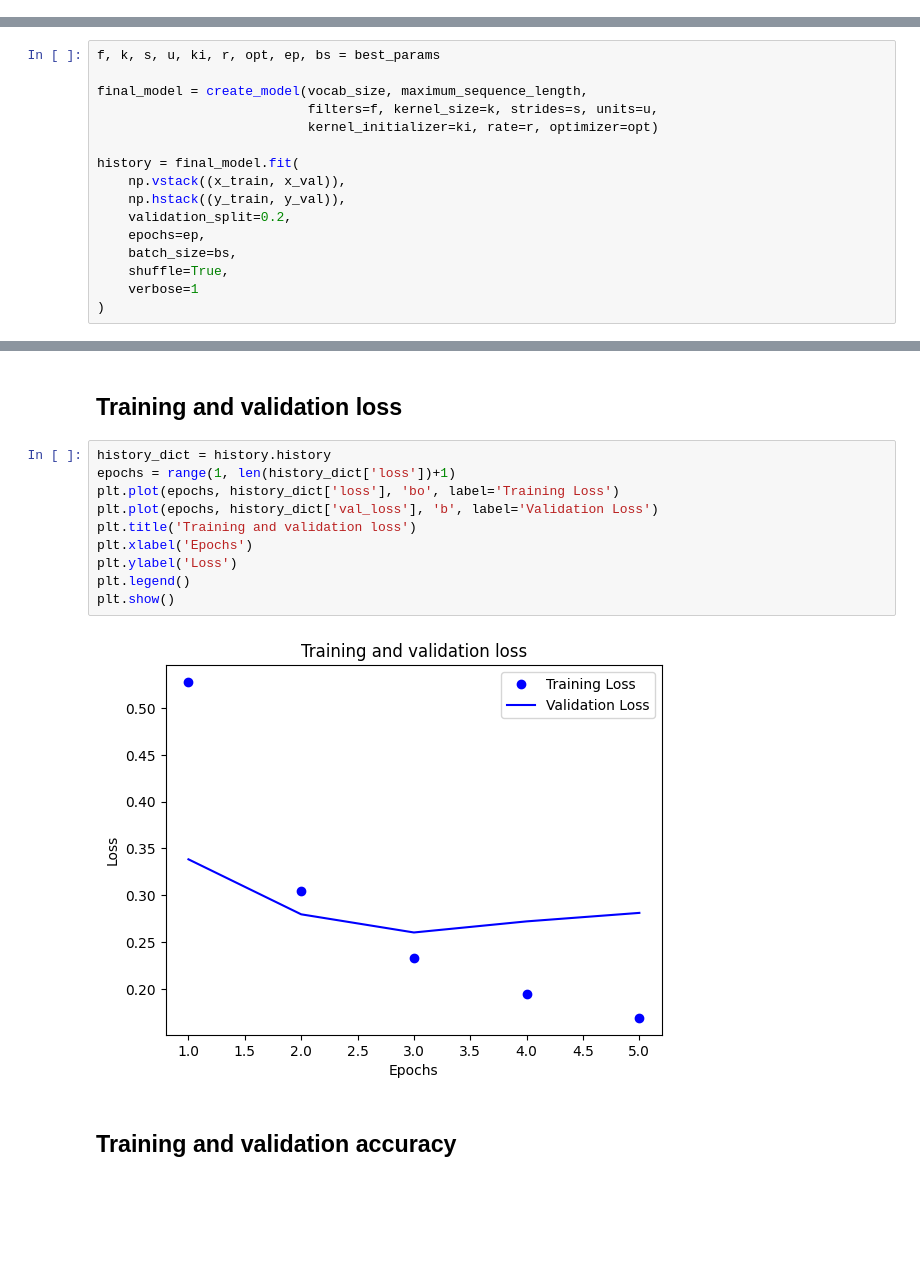
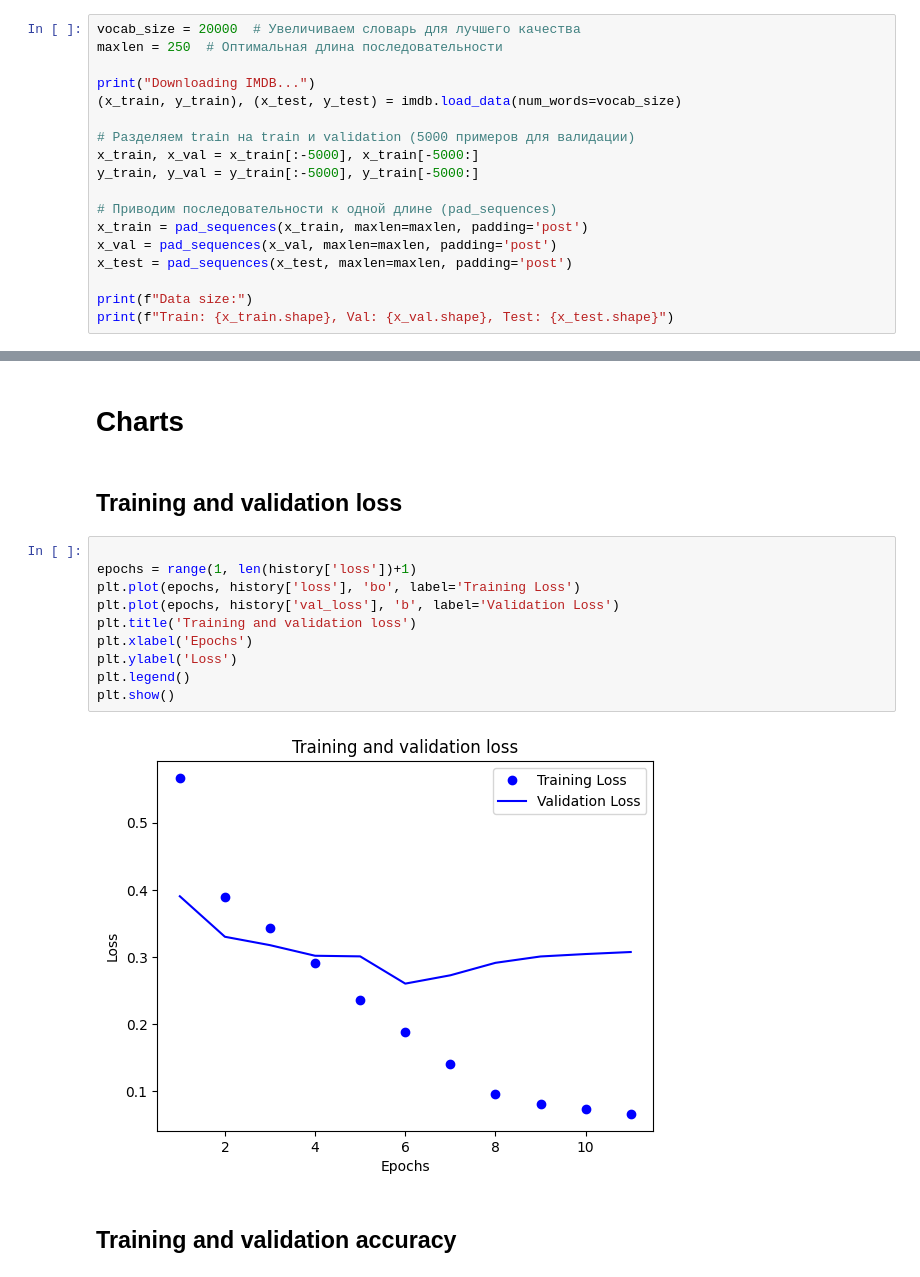
Before and after one commit to himynameisartem/IMDb_santiment_classification, a Jupyter notebook: Untitled.ipynb, the cells around one changed output, grey strips where cells are left out. Saved outputs shown, nothing was run; the diff lists cells and outputs as text; blank space fills up the shorter version.

Commit message:
New model with two factor learning
val_acc - 90+
test_acc - 89+

```diff
--- a/Untitled.ipynb
+++ b/Untitled.ipynb
@@ -14,0 +19,18 @@ import matplotlib.pyplot as plt
+# %%
+vocab_size = 20000  # Увеличиваем словарь для лучшего качества
+maxlen = 250  # Оптимальная длина последовательности
+
+print("Downloading IMDB...")
+(x_train, y_train), (x_test, y_test) = imdb.load_data(num_words=vocab_size)
+
+# Разделяем train на train и validation (5000 примеров для валидации)
+x_train, x_val = x_train[:-5000], x_train[-5000:]
+y_train, y_val = y_train[:-5000], y_train[-5000:]
+
+# Приводим последовательности к одной длине (pad_sequences)
+x_train = pad_sequences(x_train, maxlen=maxlen, padding='post')
+x_val = pad_sequences(x_val, maxlen=maxlen, padding='post')
+x_test = pad_sequences(x_test, maxlen=maxlen, padding='post')
+
+print(f"Data size:")
+print(f"Train: {x_train.shape}, Val: {x_val.shape}, Test: {x_test.shape}")
@@ -112,16 +333,0 @@ Best parameters: (128, 5, 1, 128, 'glorot_uniform', 0.25, 'adam', 5, 64)
-# %%
-f, k, s, u, ki, r, opt, ep, bs = best_params
-
-final_model = create_model(vocab_size, maximum_sequence_length,
-                           filters=f, kernel_size=k, strides=s, units=u,
-                           kernel_initializer=ki, rate=r, optimizer=opt)
-
-history = final_model.fit(
-    np.vstack((x_train, x_val)),
-    np.hstack((y_train, y_val)),
-    validation_split=0.2,
-    epochs=ep,
-    batch_size=bs,
-    shuffle=True,
-    verbose=1
-)
@@ -133,17 +334,19 @@ Epoch 2/5
+# %% [markdown]
+# Charts
 # %% [markdown]
 ## Training and validation loss
 # %%
-history_dict = history.history
-epochs = range(1, len(history_dict['loss'])+1)
-plt.plot(epochs, history_dict['loss'], 'bo', label='Training Loss')
-plt.plot(epochs, history_dict['val_loss'], 'b', label='Validation Loss')
+
+epochs = range(1, len(history['loss'])+1)
+plt.plot(epochs, history['loss'], 'bo', label='Training Loss')
+plt.plot(epochs, history['val_loss'], 'b', label='Validation Loss')
 plt.title('Training and validation loss')
 plt.xlabel('Epochs')
 plt.ylabel('Loss')
 plt.legend()
 plt.show()
 # %% [output]
-[figure, old version]
+[figure, new version]
 # %% [markdown]
 ## Training and validation accuracy
 # %%
```
Also changed, not shown: parts of 24 cells of this notebook, 1 other file.
